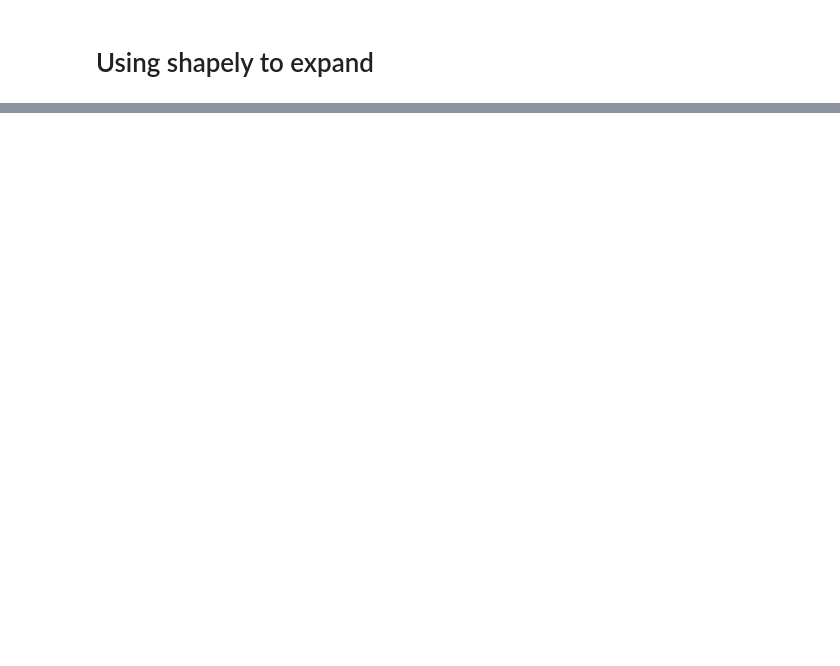
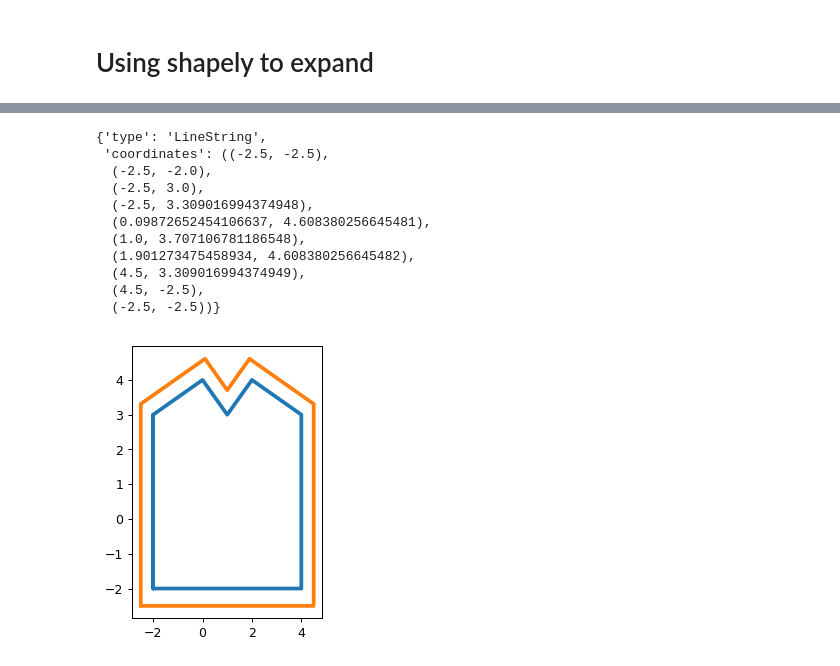
Before and after one commit to zudevon/Player_predictions, a Jupyter notebook: playground_zones_denver.ipynb, the cells around one changed output, grey strips where cells are left out. Drawn from its saved outputs; the diff is of its cells as text; code cells hidden in the pictures; blank space fills up the shorter version.

```diff
--- a/playground_zones_denver.ipynb
+++ b/playground_zones_denver.ipynb
@@ -129,0 +135,24 @@ set_limits(ax, ax_range, ay_range)
+# %%
+fig = pyplot.figure(1, dpi=90)
+ax = fig.add_subplot(122)
+obj = LineString([(-2,3),(-2,-2),(4,-2),(4,3),(2,4),(1,3),(0,4),(-2,3),(-2,-2)])
+
+plot_line(ax, obj)
+
+offset = obj.parallel_offset(0.5, 'right', join_style=2, mitre_limit=10.0)
+plot_line(ax, offset)
+
+mapping(offset)
+# %% [output]
+{'type': 'LineString',
+ 'coordinates': ((-2.5, -2.5),
+  (-2.5, -2.0),
+  (-2.5, 3.0),
+  (-2.5, 3.309016994374948),
+  (0.09872652454106637, 4.608380256645481),
+  (1.0, 3.707106781186548),
+  (1.901273475458934, 4.608380256645482),
+  (4.5, 3.309016994374949),
+  (4.5, -2.5),
+  (-2.5, -2.5))}
+[figure, added]
```
Also changed, not shown: parts of 6 cells of this notebook.
